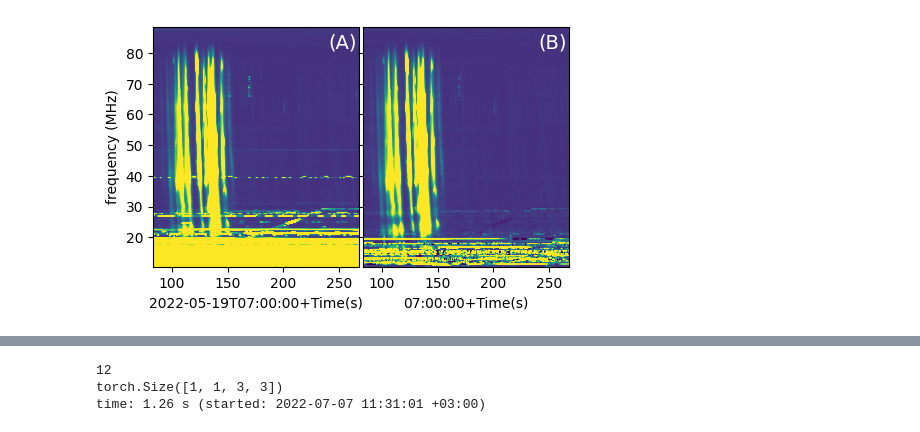
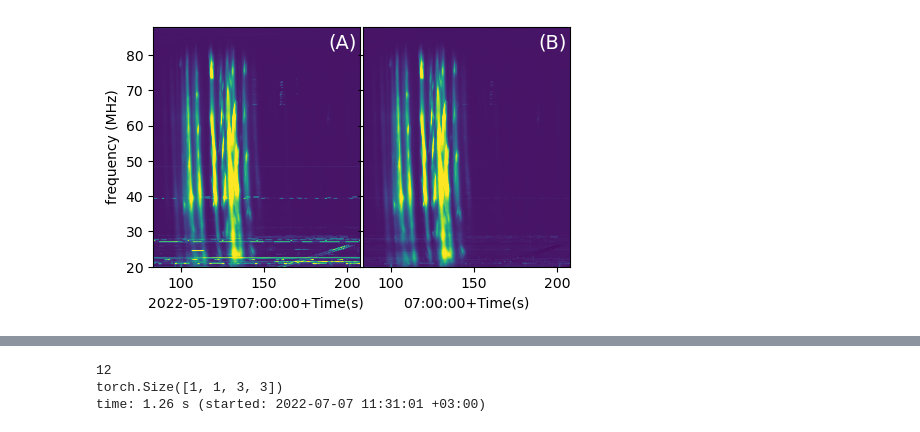
Before and after one commit to peijin94/ConvRFI, a Jupyter notebook: test_flag.ipynb, the cells around one changed output, grey strips where cells are left out. Saved outputs shown, nothing was run; the diff lists cells and outputs as text; code cells hidden in the pictures.

```diff
--- a/test_flag.ipynb
+++ b/test_flag.ipynb
@@ -176,9 +171,0 @@ time: 219 ms (started: 2022-07-07 13:08:39 +03:00)
-# %%
-
-from RFIconvFlag import *
-
-net = init_net(net,[1.6,1.65])
-
-
-with torch.no_grad():
-    output = net(torch.tensor(data_test.squeeze()[None,None,:,:])).squeeze().numpy()
@@ -281,6 +199,6 @@ time: 92.8 ms (started: 2022-07-08 15:31:34 +03:00)
 # %%
 t0_idx = 2500
-t_duration_idx = 96*60*4
+t_duration_idx = 96*60*3
 data_test=f['SUB_ARRAY_POINTING_'+SAP+'/BEAM_'+beam_this+'/STOKES_0'][t0_idx:t0_idx+t_duration_idx,:]
 #data_test=f['SUB_ARRAY_POINTING_'+SAP+'/BEAM_'+beam_this+'/STOKES_0'][t0_idx+96*15:t0_idx+96*20,0:500]
 #data_test = data_test/data_test[0,:]
@@ -301,17 +218,27 @@ time: 99.3 ms (started: 2022-07-08 17:32:24 +03:00)
 # %%
 #net = init_net(net,[1.6,1.65])
 from RFIconvFlag import  RFIconv,init_RFIconv
-net = RFIconv()
 
-factors = [[0.01,0.01,0.45,0.45],[1.66,1.6,0.01,0.01],[1.66,1.6,0.45,0.45]]
+device ='cpu'
+#device = torch.device("cuda:0" if torch.cuda.is_available() else "cpu")
+
+
+if device!='cpu':
+    torch.cuda.empty_cache()
+
+net = RFIconv(device=device)
+
+factors = [[0.01,0.01,0.45,0.45],[1.65,1.65,0.01,0.01],[1.65,1.65,0.45,0.45]]
 
 data_test_ma_0 =[]
 
 for agg_factor in factors:
 
-    net = init_RFIconv(net,aggressive_factor = agg_factor)
+    net = init_RFIconv(net,aggressive_factor = agg_factor,device=device).to(device)
     with torch.no_grad():
-        output = net(torch.tensor(data_test.squeeze()[None,None,:,:])).squeeze().numpy()
+        output = net(torch.tensor(data_test.squeeze()[None,None,:,:]).to(device)).squeeze().cpu().numpy()
     data_test_ma = np.ma.masked_where((output),data_test.squeeze())
     data_test_ma_0.append(data_test_ma)
+    if device!='cpu':
+        torch.cuda.empty_cache()
 # %% [output]
@@ -371,6 +276,6 @@ time: 20.2 ms (started: 2022-07-08 17:32:37 +03:00)
 # %%
 time_window=64
-freq_window=32
+freq_window=16
 
 conv_down_direct =  F.conv2d(torch.tensor(data_test[None,None,:,:]),
         torch.ones([1,1,time_window,freq_window])/freq_window/time_window,
@@ -418,36 +323,40 @@ small_arr  =  conv_down_after_flag/conv_down_weight_after_flag
 
 bdps=[]
 for frq_idx in range(small_arr.shape[1]):
-    bdps.append( partition_avg(small_arr[:,frq_idx],(0.02,0.2)))
+    bdps.append( partition_avg(small_arr[:,frq_idx],(0.01,0.1)))
 bdps = np.array(bdps)
 
 
 fig=plt.figure(figsize=(7,3.),dpi=100)
+#fig=plt.figure(figsize=(14,6.),dpi=100)
 ax1 = fig.add_axes([0.1,0.1,0.3-0.005,0.8])
 ax1.imshow(np.log10(conv_down_direct/bdps[None:,]).T,
-    interpolation=None,aspect='auto',origin='lower',vmax=0.3,vmin=-0.05,
+    interpolation=None,aspect='auto',origin='lower',vmax=0.9,vmin=-0.05,
     extent=[(t_idx0+t0_idx)*total_t/data_shape[0],(t_duration_idx+t0_idx)*total_t/data_shape[0],
     freq[0],freq[-1]])
 plt.setp(ax1, xlabel=f['/'].attrs['OBSERVATION_START_UTC'][0:19]+'+Time(s)', ylabel='frequency (MHz)')
 # text on upper left corner
 ax1.text(0.85, 0.91, '(A)',color='w', transform=ax1.transAxes, fontsize=14)
 
 
 texthub = ['(B)','(C)','(D)']
 for idxtmp in range(1):
     ax2 = fig.add_axes([0.4+0.3*idxtmp,0.1,0.3-0.005,0.8])
     ax2.imshow(np.log10(small_arr/bdps[None,:]).T,
-        interpolation=None,aspect='auto',origin='lower',vmax=0.3,vmin=-0.05,
+        interpolation=None,aspect='auto',origin='lower',vmax=0.9,vmin=-0.05,
         extent=[(t_idx0+t0_idx)*total_t/data_shape[0],(t_duration_idx+t0_idx)*total_t/data_shape[0],
         freq[0],freq[-1]])
     plt.setp(ax2, xlabel=f['/'].attrs['OBSERVATION_START_UTC'][11:19]+'+Time(s)',yticklabels=[])
 
     ax2.text(0.85, 0.91, texthub[idxtmp], color='w', transform=ax2.transAxes, fontsize=14)
 
+ax1.set_ylim([20,88])
+ax2.set_ylim([20,88])
+
 fig.savefig(work_dir+'/RFIconvTypeIII.pdf',bbox_inches='tight')
 
 #plt.imshow(np.log10(conv_down_direct/bdps[None:,]).T,interpolation=None,aspect='auto',origin='lower',
 #vmax=0.4,vmin=-0.01)
 #plt.ylim(1300,1800)
 # %% [output]
-[figure, old version]
+[figure, new version]
```
Also changed, not shown: parts of 47 cells of this notebook, 4 other files.
